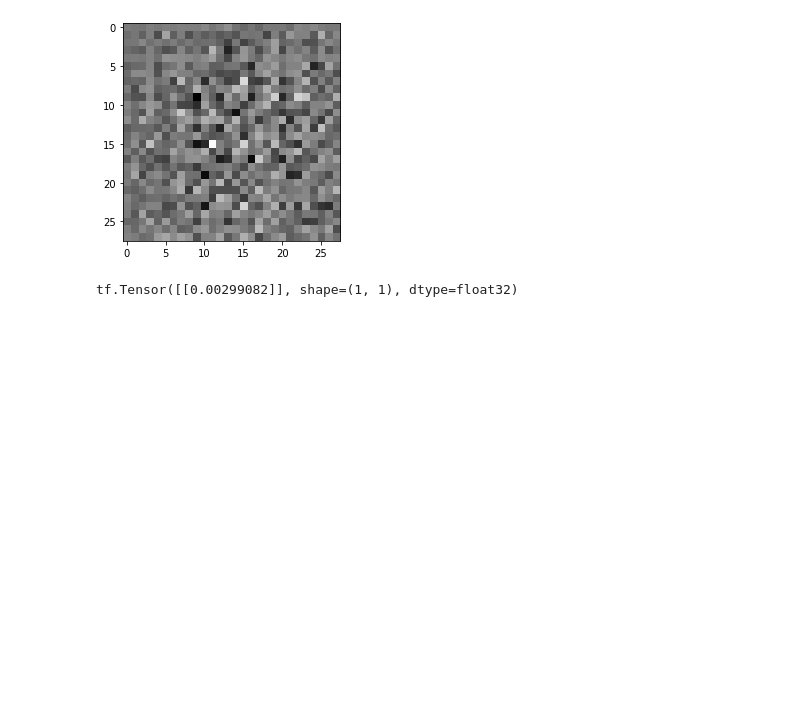
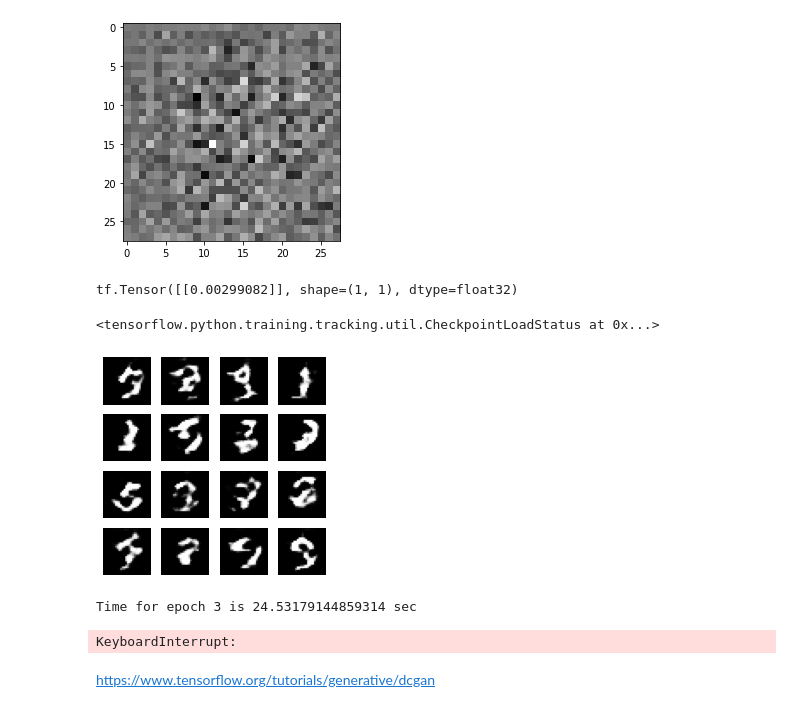
Before and after one commit to benymaxparsa/Machine-Learning-and-Deep-Learning-in-practice, a Jupyter notebook: Deep Learning/DCGAN.ipynb, the cells around one changed output. Drawn from its saved outputs; the diff is of its cells as text; code cells hidden in the pictures; blank space fills up the shorter version.

```diff
--- a/Deep Learning/DCGAN.ipynb
+++ b/Deep Learning/DCGAN.ipynb
@@ -116,0 +128,3 @@ tf.Tensor([[0.00299082]], shape=(1, 1), dtype=float32)
+# %%
+generator_optimizer = tf.keras.optimizers.Adam(1e-4)
+discriminator_optimizer = tf.keras.optimizers.Adam(1e-4)
@@ -116,0 +164,52 @@ tf.Tensor([[0.00299082]], shape=(1, 1), dtype=float32)
+# %%
+def generate_and_save_images(model, epoch, test_input):
+  # Notice `training` is set to False.
+  # This is so all layers run in inference mode (batchnorm).
+  predictions = model(test_input, training=False)
+
+  fig = plt.figure(figsize=(4, 4))
+
+  for i in range(predictions.shape[0]):
+      plt.subplot(4, 4, i+1)
+      plt.imshow(predictions[i, :, :, 0] * 127.5 + 127.5, cmap='gray')
+      plt.axis('off')
+
+  plt.savefig('image_at_epoch_{:04d}.png'.format(epoch))
+  plt.show()
+# %%
+def train(dataset, epochs):
+  for epoch in range(epochs):
+    start = time.time()
+
+    for image_batch in dataset:
+      train_step(image_batch)
+
+    # Produce images for the GIF as you go
+    display.clear_output(wait=True)
+    generate_and_save_images(generator,
+                             epoch + 1,
+                             seed)
+
+    # Save the model every 15 epochs
+    if (epoch + 1) % 15 == 0:
+      checkpoint.save(file_prefix = checkpoint_prefix)
+
+    print ('Time for epoch {} is {} sec'.format(epoch + 1, time.time()-start))
+
+  # Generate after the final epoch
+  display.clear_output(wait=True)
+  generate_and_save_images(generator,
+                           epochs,
+                           seed)
+# %%
+checkpoint.restore(tf.train.latest_checkpoint(checkpoint_dir))
+# %% [output]
+<tensorflow.python.training.tracking.util.CheckpointLoadStatus at 0x...>
+# %%
+train(train_dataset, EPOCHS)
+# %% [output]
+[figure, added]
+Time for epoch 3 is 24.53179144859314 sec
+KeyboardInterrupt:
+# %% [markdown]
+https://www.tensorflow.org/tutorials/generative/dcgan
```
Also changed, not shown: parts of 6 cells of this notebook.
